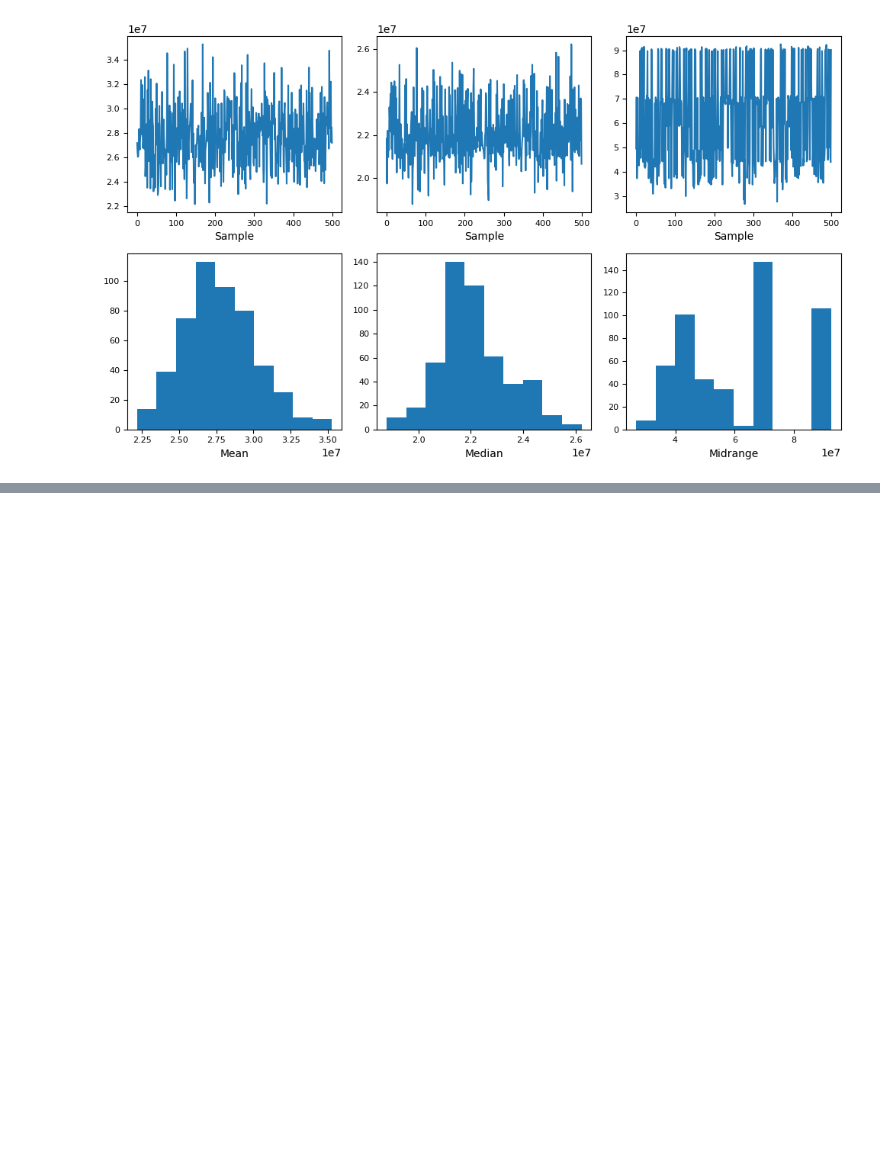
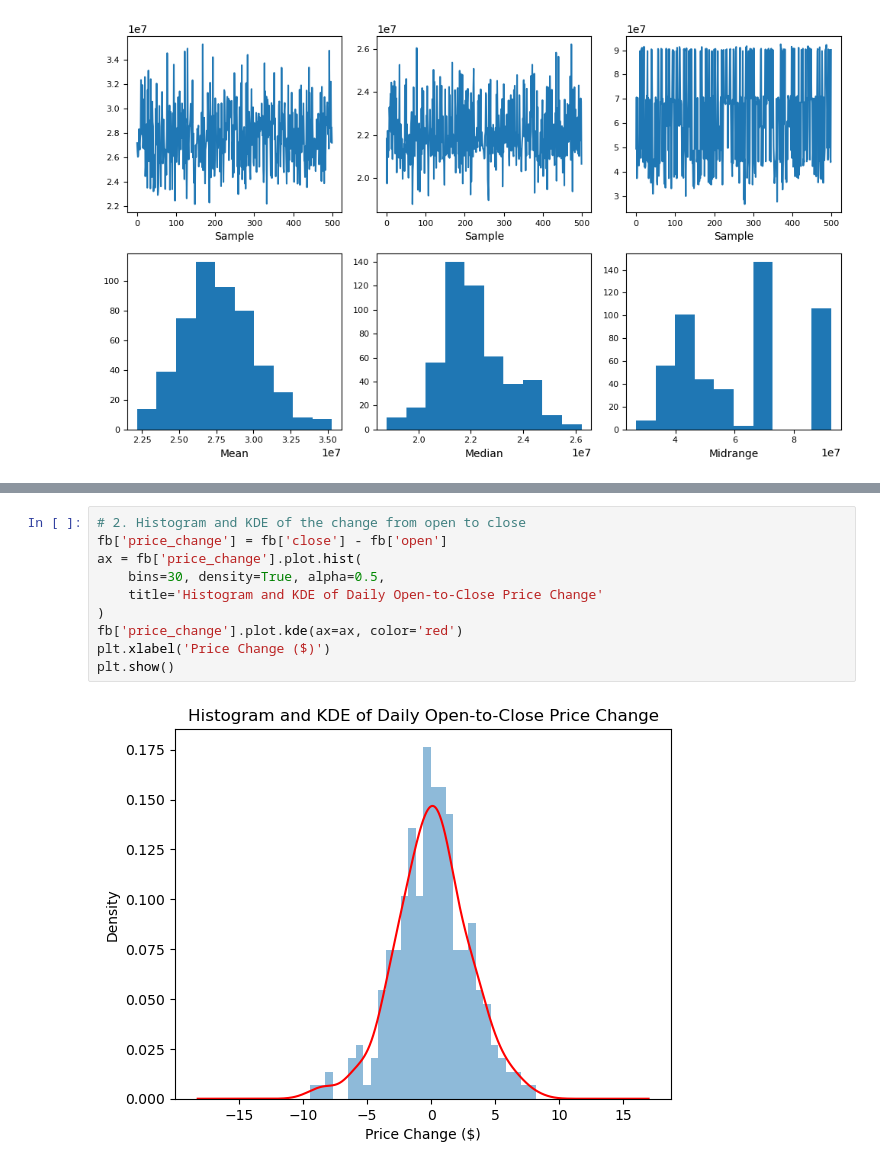
Before and after one commit to qjasrubang01-design/Rubang-Jethro-Aaron-S.-CPE-311, a Jupyter notebook: Hands-on Activity 9.1 Data Visualization using Pandas and Matplotlib.ipynb, the cells around one changed output, grey strips where cells are left out. Cells and saved outputs as stored; diff of their text form; blank space fills up the shorter version.

```diff
--- a/Hands-on Activity 9.1 Data Visualization using Pandas and Matplotlib.ipynb
+++ b/Hands-on Activity 9.1 Data Visualization using Pandas and Matplotlib.ipynb
@@ -551,0 +608,12 @@ fig = bootstrap_plot(fb.volume, fig=plt.figure(figsize=(10, 6)))
+# %%
+# 2. Histogram and KDE of the change from open to close
+fb['price_change'] = fb['close'] - fb['open']
+ax = fb['price_change'].plot.hist(
+    bins=30, density=True, alpha=0.5,
+    title='Histogram and KDE of Daily Open-to-Close Price Change'
+)
+fb['price_change'].plot.kde(ax=ax, color='red')
+plt.xlabel('Price Change ($)')
+plt.show()
+# %% [output]
+[figure, added]
```
Also changed, not shown: parts of 24 cells of this notebook.
